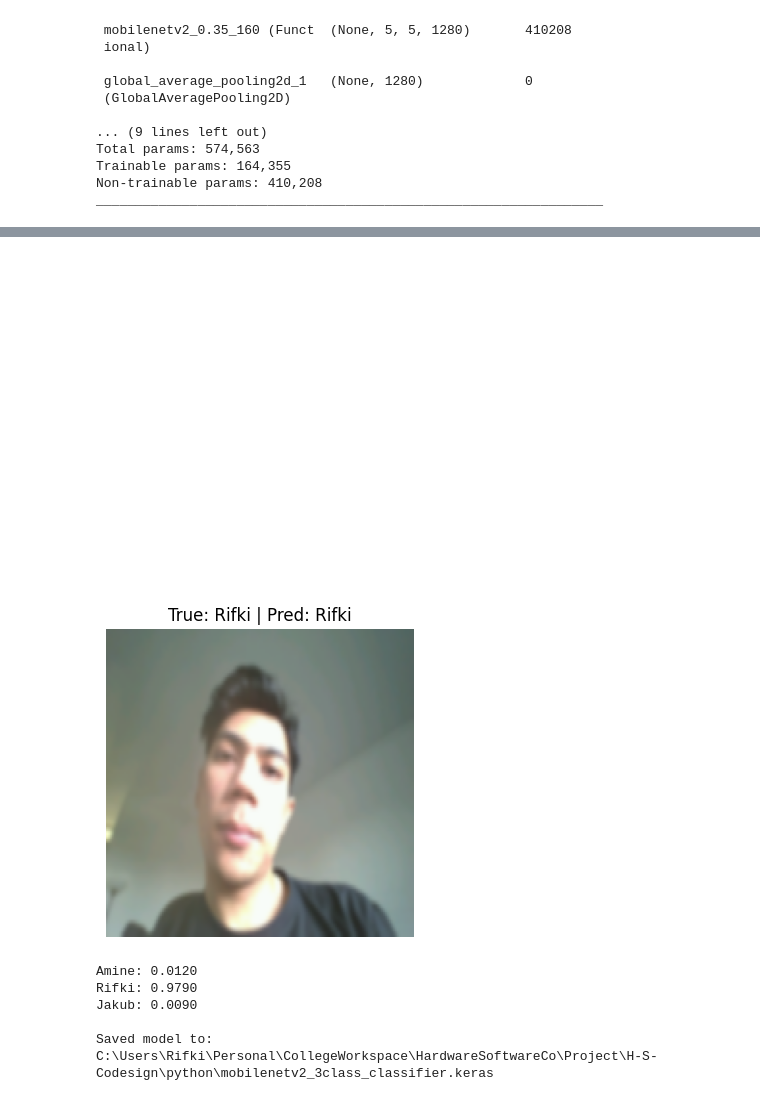
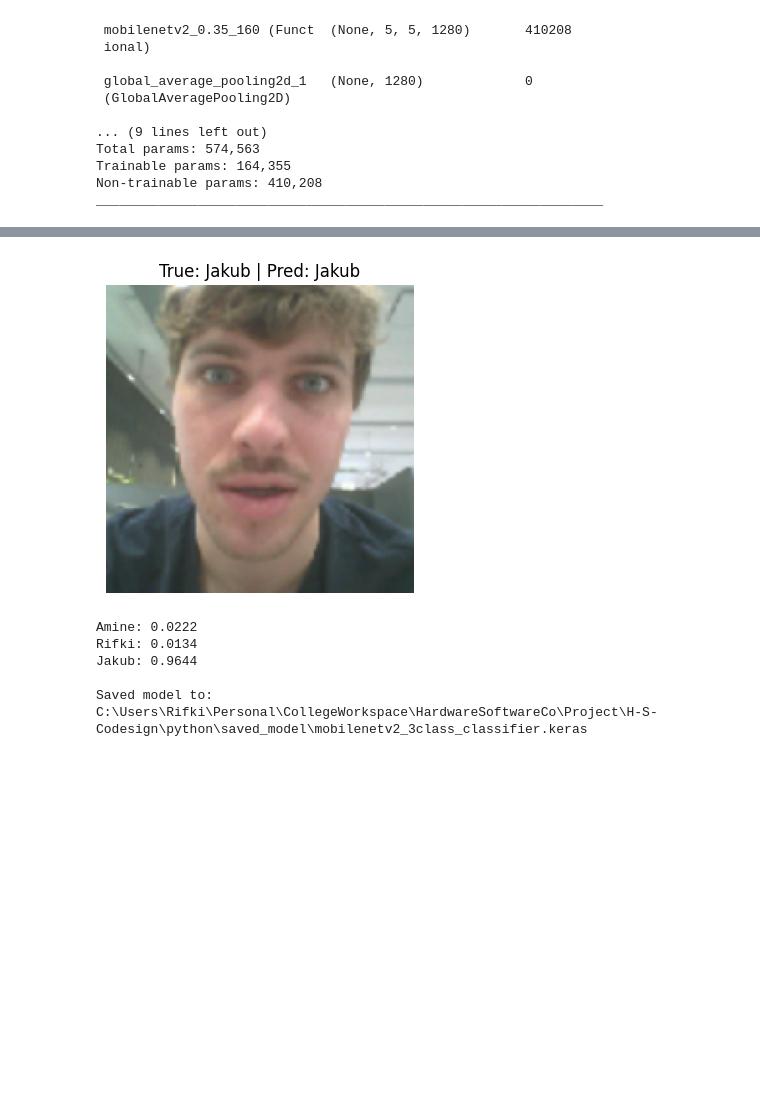
Before and after one commit to DataAthleteChamp/H-S-Codesign, a Jupyter notebook: python/MobileNetV2_3ClassKeras.ipynb, the cells around one changed output, grey strips where cells are left out. Saved outputs shown, nothing was run; the diff lists cells and outputs as text; code cells hidden in the pictures; blank space fills up the shorter version.

```diff
--- a/python/MobileNetV2_3ClassKeras.ipynb
+++ b/python/MobileNetV2_3ClassKeras.ipynb
@@ -27,8 +29,9 @@ SEED = 42
 IMAGE_SIZE = (160, 160)
 BATCH_SIZE = 16
 HEAD_EPOCHS = 10
-FINETUNE_EPOCHS = 10
 ALPHA = 0.35
+L2_STRENGTH = 0.005
+CENTER_CROP_FRACTION = 0.75
 CLASS_NAMES = ['Amine', 'Rifki', 'Jakub']
 DATA_ROOT = Path('../data')
 MODEL_PATH = Path('saved_model/mobilenetv2_3class_classifier.keras')
@@ -101,9 +117,11 @@ for class_name in CLASS_NAMES:
 
 plt.figure(figsize=(12, 4))
 for i, image_path in enumerate(sample_paths, start=1):
-    image = keras.utils.load_img(image_path, target_size=IMAGE_SIZE)
+    image = keras.utils.load_img(image_path, target_size=IMAGE_SIZE, keep_aspect_ratio=True)
+    image_array = keras.utils.img_to_array(image)
+    cropped_image = center_crop_array(image_array).astype(np.uint8)
     plt.subplot(1, len(sample_paths), i)
-    plt.imshow(image)
+    plt.imshow(cropped_image)
     plt.title(Path(image_path).parts[-3])
     plt.axis('off')
 plt.tight_layout()
@@ -252,21 +467,0 @@ Epoch 10/10
-# %%
-base_model = model.layers[1]
-base_model.trainable = True
-
-for layer in base_model.layers[:-30]:
-    layer.trainable = False
-
-model.compile(
-    optimizer=keras.optimizers.Adam(learning_rate=1e-6),
-    loss='categorical_crossentropy',
-    metrics=['accuracy'],
-)
-
-history_finetune = model.fit(
-    train_gen,
-    validation_data=val_gen,
-    epochs=FINETUNE_EPOCHS,
-    callbacks=callbacks,
-)
-
-model = keras.models.load_model(MODEL_PATH)
@@ -344,35 +517,28 @@ weighted avg       0.95      0.95      0.95       540
 # %%
 index_to_class = {v: k for k, v in train_gen.class_indices.items()}
 random_row = test_df.sample(1, random_state=random.randint(0, 10_000)).iloc[0]
 sample_path = random_row['filepath']
-plt.figure(figsize=(4, 4))
-# plt.imshow(keras.utils.load_img(sample_path, target_size=IMAGE_SIZE))
-plt.axis('off')
-plt.show()
-# sample_path = "ceiling.png"
-# sample_path = "image_20260311_200130.png"
-
-image = keras.utils.load_img(sample_path, target_size=IMAGE_SIZE)
+image = keras.utils.load_img(sample_path, target_size=IMAGE_SIZE, keep_aspect_ratio=True)
 array = keras.utils.img_to_array(image)
-array = preprocess_input(array)
+cropped_image = center_crop_array(array, crop_fraction=FINAL_CONFIG['crop_fraction']).astype(np.uint8)
+array = preprocess_final_input(array)
 prediction = model.predict(np.expand_dims(array, axis=0), verbose=0)[0]
 predicted_class = index_to_class[int(np.argmax(prediction))]
 
 plt.figure(figsize=(4, 4))
-plt.imshow(image)
+plt.imshow(cropped_image)
 plt.title(f'True: {random_row["label"]} | Pred: {predicted_class}')
 plt.axis('off')
 plt.show()
 
 for class_name, score in zip(CLASS_NAMES, prediction):
     print(f'{class_name}: {score:.4f}')
 
 print('\nSaved model to:', MODEL_PATH.resolve())
 # %% [output]
-[figure, old version]
+[figure, new version]
-[figure, removed]
-Amine: 0.0120
-Rifki: 0.9790
-Jakub: 0.0090
+Amine: 0.0222
+Rifki: 0.0134
+Jakub: 0.9644
 
-Saved model to: C:\Users\Rifki\Personal\CollegeWorkspace\HardwareSoftwareCo\Project\H-S-Codesign\python\mobilenetv2_3class_classifier.keras
+Saved model to: C:\Users\Rifki\Personal\CollegeWorkspace\HardwareSoftwareCo\Project\H-S-Codesign\python\saved_model\mobilenetv2_3class_classifier.keras
```
Also changed, not shown: parts of 17 cells of this notebook, 4 other files.
